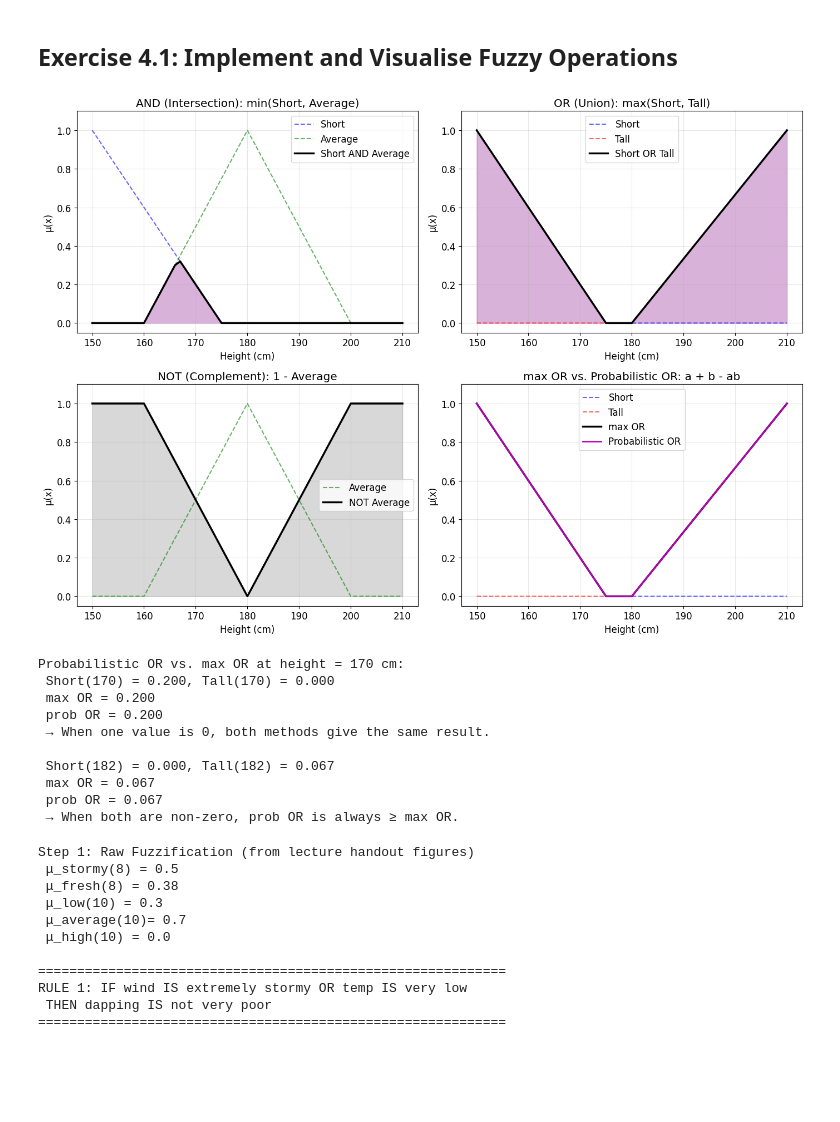
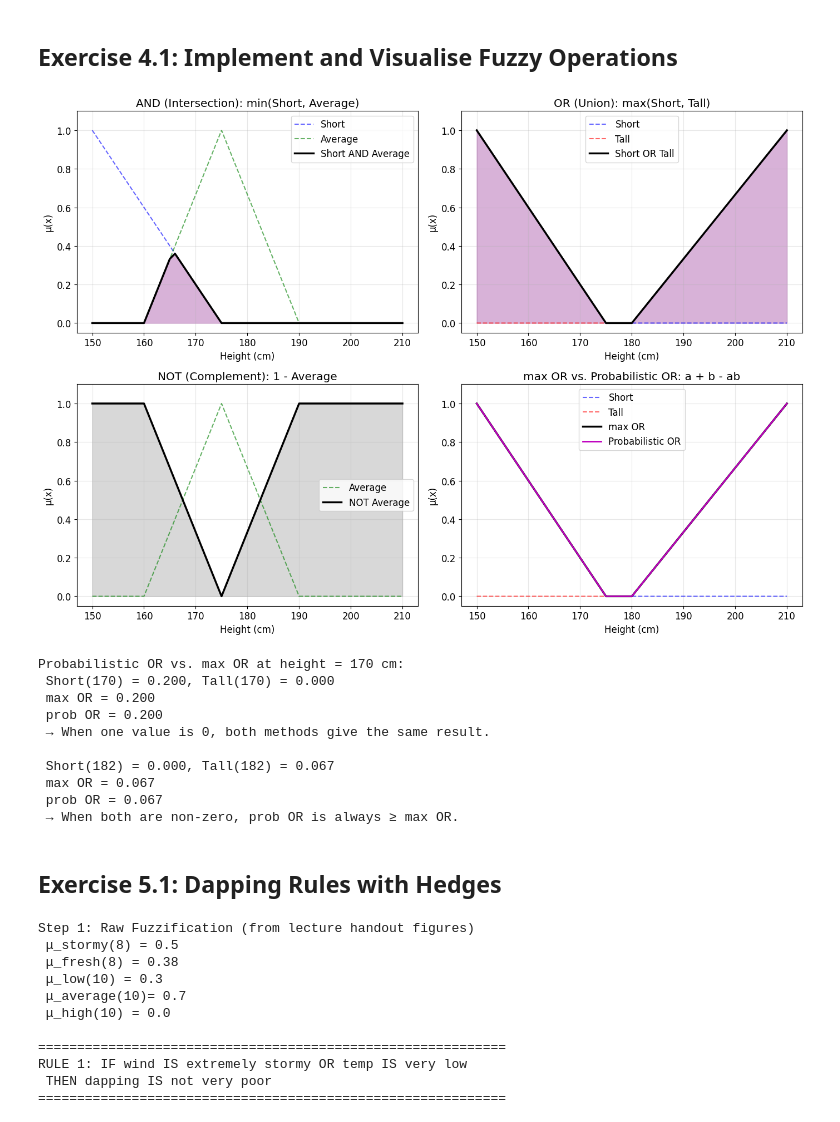
Before and after one commit to HaoYuYong/ARTIFICIAL-INTELLIGENCE, a Jupyter notebook: Lab4.ipynb, the cells around one changed output. Cells and saved outputs as stored; diff of their text form; code cells hidden in the pictures; blank space fills up the shorter version.

```diff
--- a/Lab4.ipynb
+++ b/Lab4.ipynb
@@ -348,10 +348,11 @@ Dapping example (μ_average(10) = 0.7):
 # %% [markdown]
 ## Exercise 4.1: Implement and Visualise Fuzzy Operations
 # %%
+x_height = np.arange(150, 211, 1)
 # TODO: create here the "short", "average", and "tall" sets
 # as per Exercise 1.1
 short = fuzz.trimf(x_height, [150, 150, 175])   # right triangle: peaks at 150, drops to 0 at 175
-average = fuzz.trimf(x_height, [160, 180, 200]) # symmetric triangle
+average = fuzz.trimf(x_height, [160, 175, 190]) # symmetric triangle
 tall = fuzz.trimf(x_height, [180, 210, 210])    # left triangle: rises from 180 to 210
 
 # Fuzzy operations
@@ -400,34 +401,34 @@ for ax in axes.flat:
     ax.set_xlabel('Height (cm)')
     ax.set_ylabel('μ(x)')
     ax.set_ylim(-0.05, 1.1)
 
 plt.tight_layout()
 plt.show()
 
 # Numerical comparison at 170 cm
 print("Probabilistic OR vs. max OR at height = 170 cm:")
 h = 170
 s = fuzz.interp_membership(x_height, short, h)
 t = fuzz.interp_membership(x_height, tall, h)
 print(f" Short({h}) = {s:.3f}, Tall({h}) = {t:.3f}")
 print(f" max OR = {max(s, t):.3f}")
 print(f" prob OR = {s + t - s*t:.3f}")
 print(" → When one value is 0, both methods give the same result.")
 print()
 
 # TODO: code here the same comparison as above (h = 170) but now
 # for h = 182
 
 # Numerical comparison at 182 cm
 h = 182
 s = fuzz.interp_membership(x_height, short, h)
 t = fuzz.interp_membership(x_height, tall, h)
 print(f" Short({h}) = {s:.3f}, Tall({h}) = {t:.3f}")
 print(f" max OR = {max(s, t):.3f}")
 print(f" prob OR = {s + t - s*t:.3f}")
 print(" → When both are non-zero, prob OR is always ≥ max OR.")
 # %% [output]
-[figure, old version]
+[figure, new version]
 Probabilistic OR vs. max OR at height = 170 cm:
  Short(170) = 0.200, Tall(170) = 0.000
  max OR = 0.200
@@ -438,6 +439,8 @@ Probabilistic OR vs. max OR at height = 170 cm:
  max OR = 0.067
  prob OR = 0.067
  → When both are non-zero, prob OR is always ≥ max OR.
+# %% [markdown]
+## Exercise 5.1: Dapping Rules with Hedges
 # %%
 # Step 1: Raw ("visual"/"manual") fuzzification (wind=8, temp=10)
 # This approach helps practice for the assessment
```
Also changed, not shown: parts of 1 cell of this notebook.
